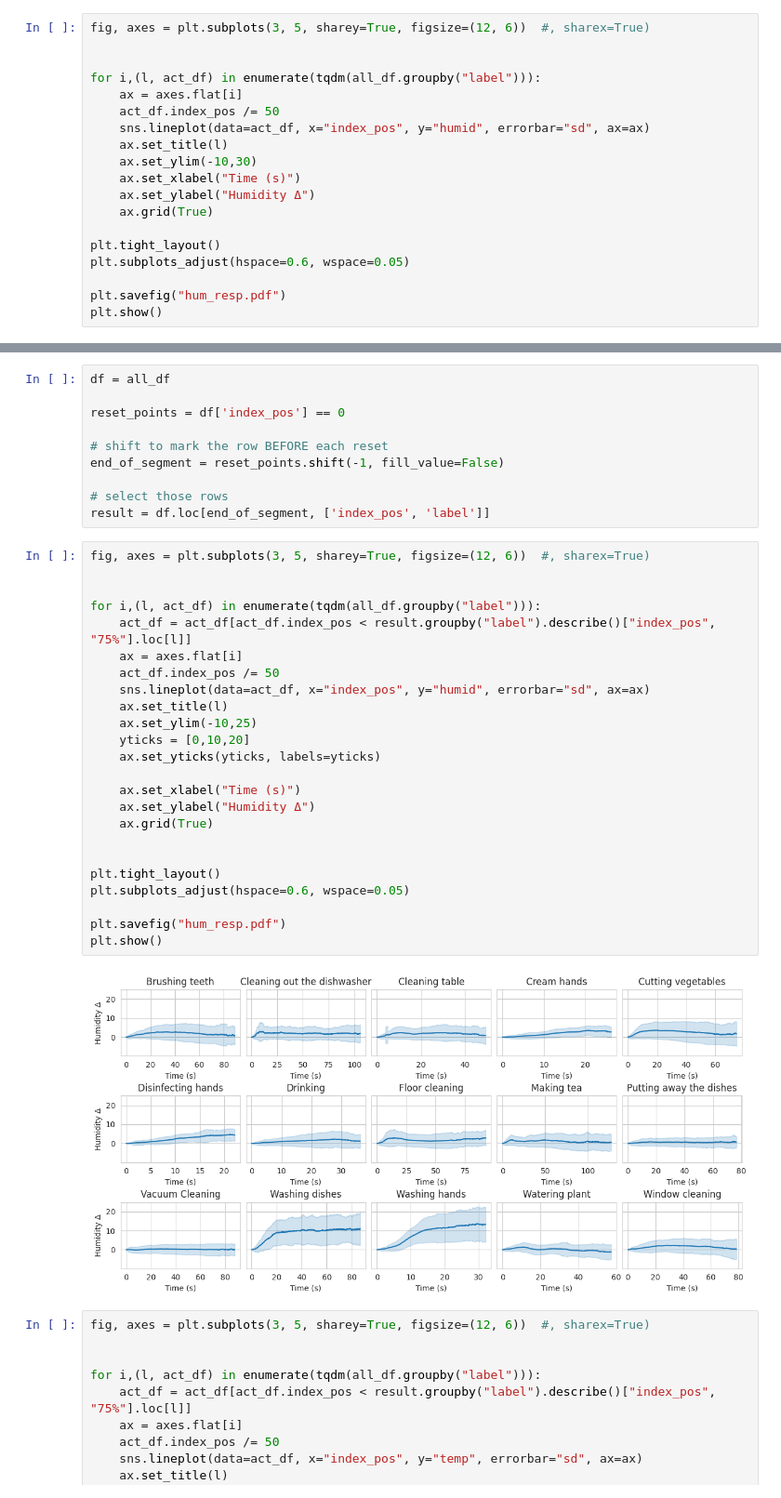
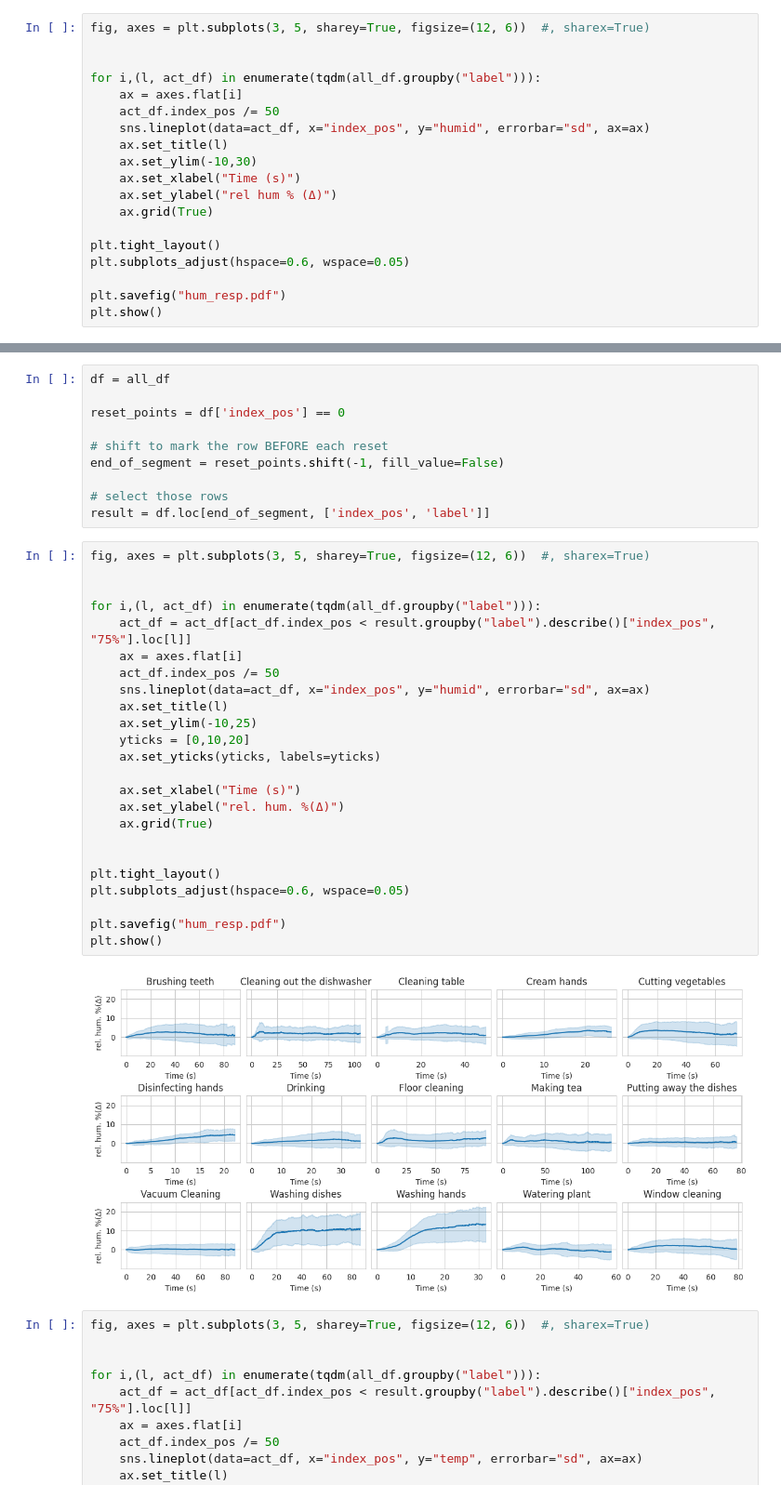
Before and after one commit to RBurchard/HARMES, a Jupyter notebook: validation/notebooks/Hum_Plot_and_TempAct_Plot.ipynb, the cells around one changed output, grey strips where cells are left out. Shown at 93% size. Cells and saved outputs as stored; diff of their text form.

```diff
--- a/validation/notebooks/Hum_Plot_and_TempAct_Plot.ipynb
+++ b/validation/notebooks/Hum_Plot_and_TempAct_Plot.ipynb
@@ -210,7 +205,7 @@ for i,(l, act_df) in enumerate(tqdm(all_df.groupby("label"))):
     ax.set_title(l)
     ax.set_ylim(-10,30)
     ax.set_xlabel("Time (s)")
-    ax.set_ylabel("Humidity Δ")
+    ax.set_ylabel("rel hum % (Δ)")
     ax.grid(True)
 
 plt.tight_layout()
@@ -233,29 +228,29 @@ result = df.loc[end_of_segment, ['index_pos', 'label']]
 # %%
 fig, axes = plt.subplots(3, 5, sharey=True, figsize=(12, 6))  #, sharex=True)
 
 
 for i,(l, act_df) in enumerate(tqdm(all_df.groupby("label"))):
     act_df = act_df[act_df.index_pos < result.groupby("label").describe()["index_pos", "75%"].loc[l]]
     ax = axes.flat[i]
     act_df.index_pos /= 50
     sns.lineplot(data=act_df, x="index_pos", y="humid", errorbar="sd", ax=ax)
     ax.set_title(l)
     ax.set_ylim(-10,25)
     yticks = [0,10,20]
     ax.set_yticks(yticks, labels=yticks)
 
     ax.set_xlabel("Time (s)")
-    ax.set_ylabel("Humidity Δ")
+    ax.set_ylabel("rel. hum. %(Δ)")
     ax.grid(True)
 
 
 plt.tight_layout()
 plt.subplots_adjust(hspace=0.6, wspace=0.05)
 
 plt.savefig("hum_resp.pdf")
 plt.show()
 # %% [output]
-[figure, old version]
+[figure, new version]
 # %%
 fig, axes = plt.subplots(3, 5, sharey=True, figsize=(12, 6))  #, sharex=True)
 
```
Also changed, not shown: parts of 2 cells of this notebook, 13 other files.
